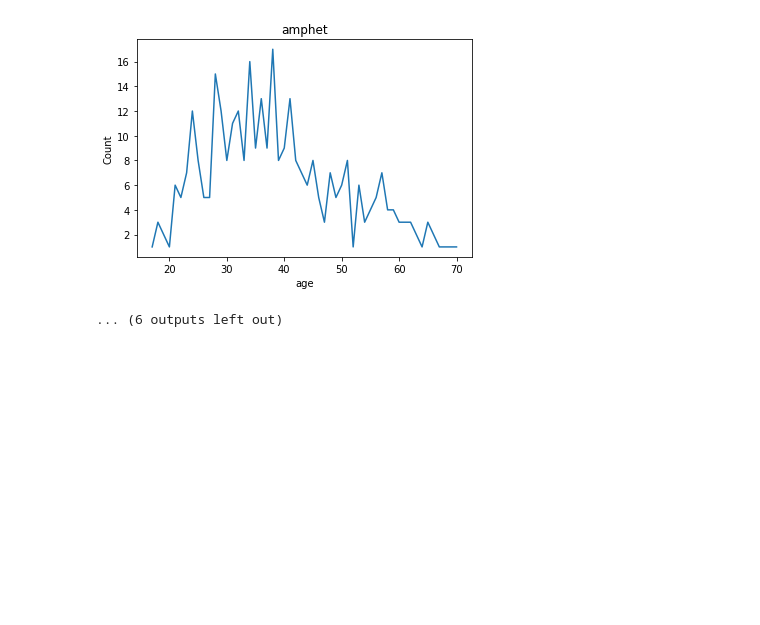
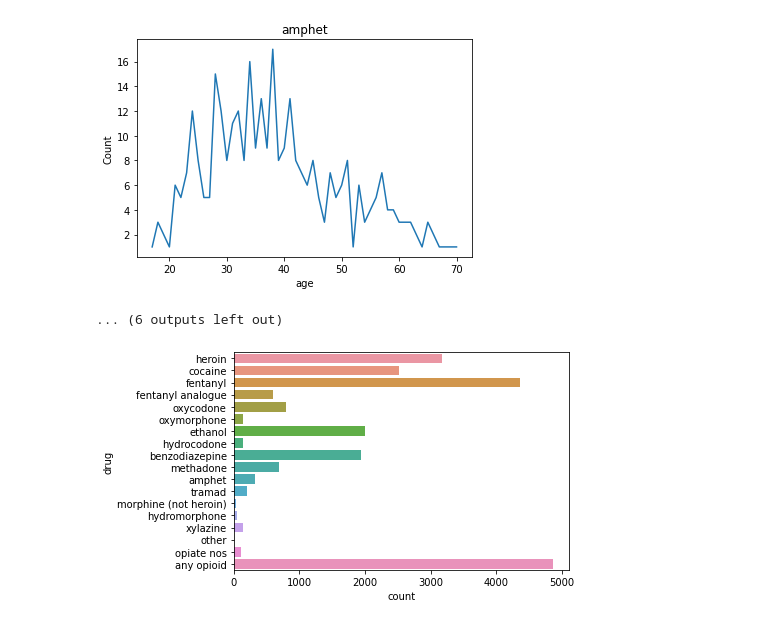
Before and after one commit to OlinaZhu/BIS634_qz258, a Jupyter notebook: Project/Data Exploration.ipynb, the cells around one changed output. Cells and saved outputs as stored; diff of their text form; code cells hidden in the pictures; blank space fills up the shorter version.

```diff
--- a/Project/Data Exploration.ipynb
+++ b/Project/Data Exploration.ipynb
@@ -144,7 +127,7 @@ Text(0, 0.5, 'Count (Death)')
 nan_dict = {}
 cols = data.columns
 for col in cols:
-    nan_dict[col] = [data[col].isna().sum(), round(data[col].isna().sum()/len(data[col]), 3)]
+    nan_dict[col] = [data[col].isna().sum(), round(data[col].isna().sum()/len(data[col]), 3)*100]
 nan_dict
 # %% [output]
 {'id': [0, 0.0],
@@ -245,3 +228,18 @@ The most seen race is White
 [figure]
 [figure]
 ... (6 outputs left out)
+# %%
+# most frequent drug type
+drug_cols = ["heroin", "cocaine", "fentanyl", "fentanyl analogue", "oxycodone", "oxymorphone", "ethanol", "hydrocodone", "benzodiazepine", "methadone", "amphet", "tramad", "morphine (not heroin)", "hydromorphone", "xylazine", "other", "opiate nos",	"any opioid"]
+drug_dict = {}
+for col in drug_cols:
+    num_Y = len(type_of_drug[type_of_drug[col] == 'Y'])
+    drug_dict[col] = num_Y
+drug_freq_df = pd.DataFrame.from_dict(drug_dict, orient='index').reset_index()
+drug_freq_df.columns = ['drug', 'count']
+
+# plot onto graph
+plt.figure()
+drug_plt = sns.barplot(data=drug_freq_df, x='count', y='drug')
+# %% [output]
+[figure, added]
```
Also changed, not shown: parts of 1 cell of this notebook, 9 other files.
